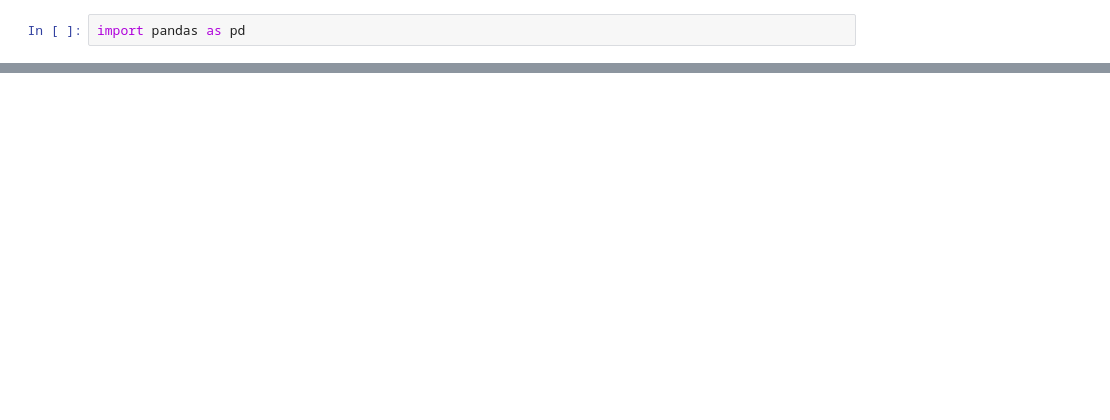
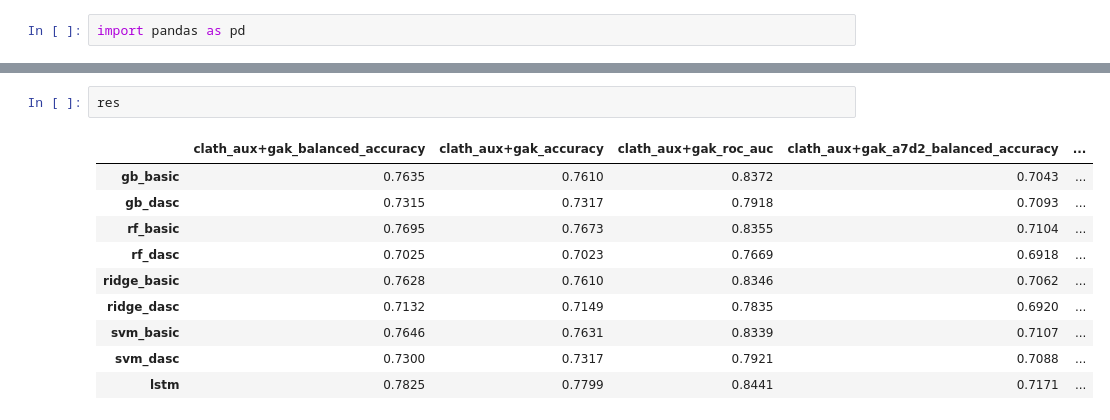
Before and after one commit to Yu-Group/molecular-partner-prediction, a Jupyter notebook: reports/full_data_results.ipynb, the cells around one changed output, grey strips where cells are left out. Saved outputs shown, nothing was run; the diff lists cells and outputs as text; blank space fills up the shorter version.

```diff
--- a/reports/full_data_results.ipynb
+++ b/reports/full_data_results.ipynb
@@ -8,0 +26,13 @@ res.to_latex()
+# %%
+res
+# %% [output]
+|  | clath_aux+gak_balanced_accuracy | clath_aux+gak_accuracy | clath_aux+gak_roc_auc | clath_aux+gak_a7d2_balanced_accuracy | ... |
+| gb_basic | 0.7635 | 0.7610 | 0.8372 | 0.7043 | ... |
+| gb_dasc | 0.7315 | 0.7317 | 0.7918 | 0.7093 | ... |
+| rf_basic | 0.7695 | 0.7673 | 0.8355 | 0.7104 | ... |
+| rf_dasc | 0.7025 | 0.7023 | 0.7669 | 0.6918 | ... |
+| ridge_basic | 0.7628 | 0.7610 | 0.8346 | 0.7062 | ... |
+| ridge_dasc | 0.7132 | 0.7149 | 0.7835 | 0.6920 | ... |
+| svm_basic | 0.7646 | 0.7631 | 0.8339 | 0.7107 | ... |
+| svm_dasc | 0.7300 | 0.7317 | 0.7921 | 0.7088 | ... |
+| lstm | 0.7825 | 0.7799 | 0.8441 | 0.7171 | ... |
```
Also changed, not shown: parts of 3 cells of this notebook, 1 other file.
